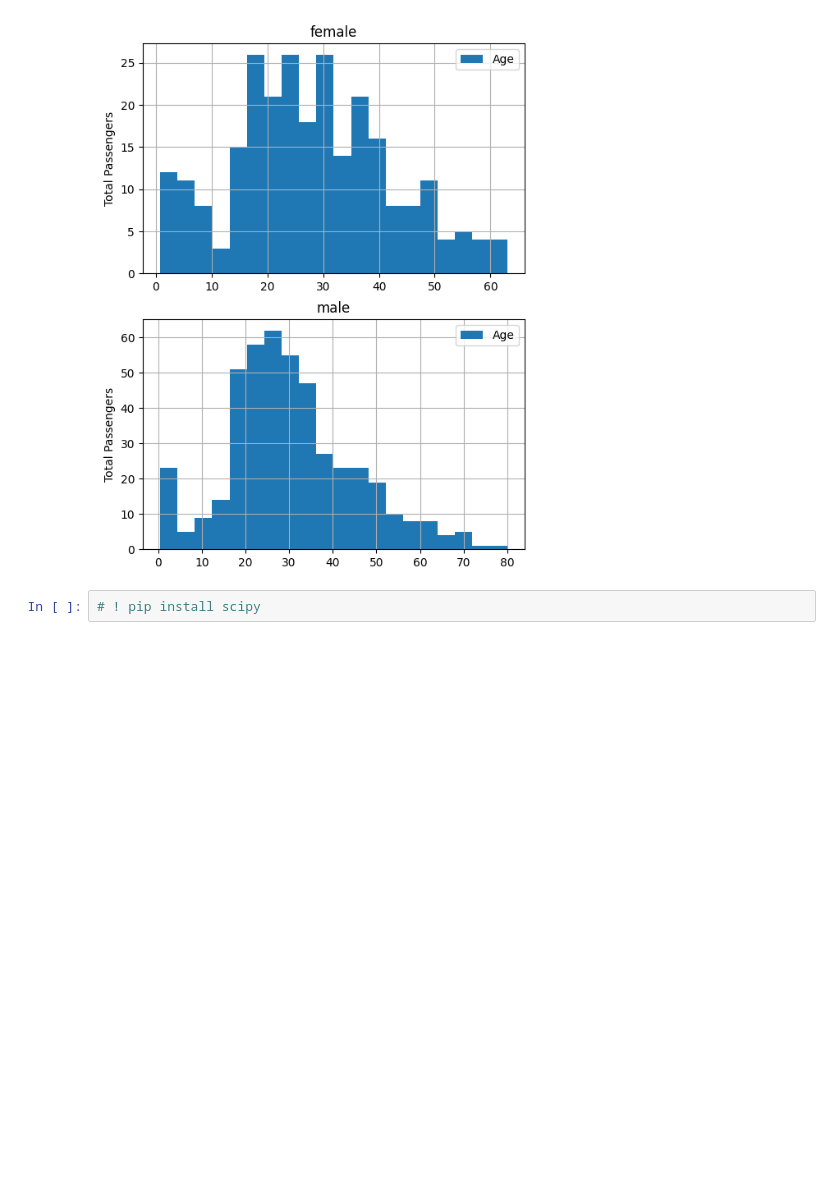
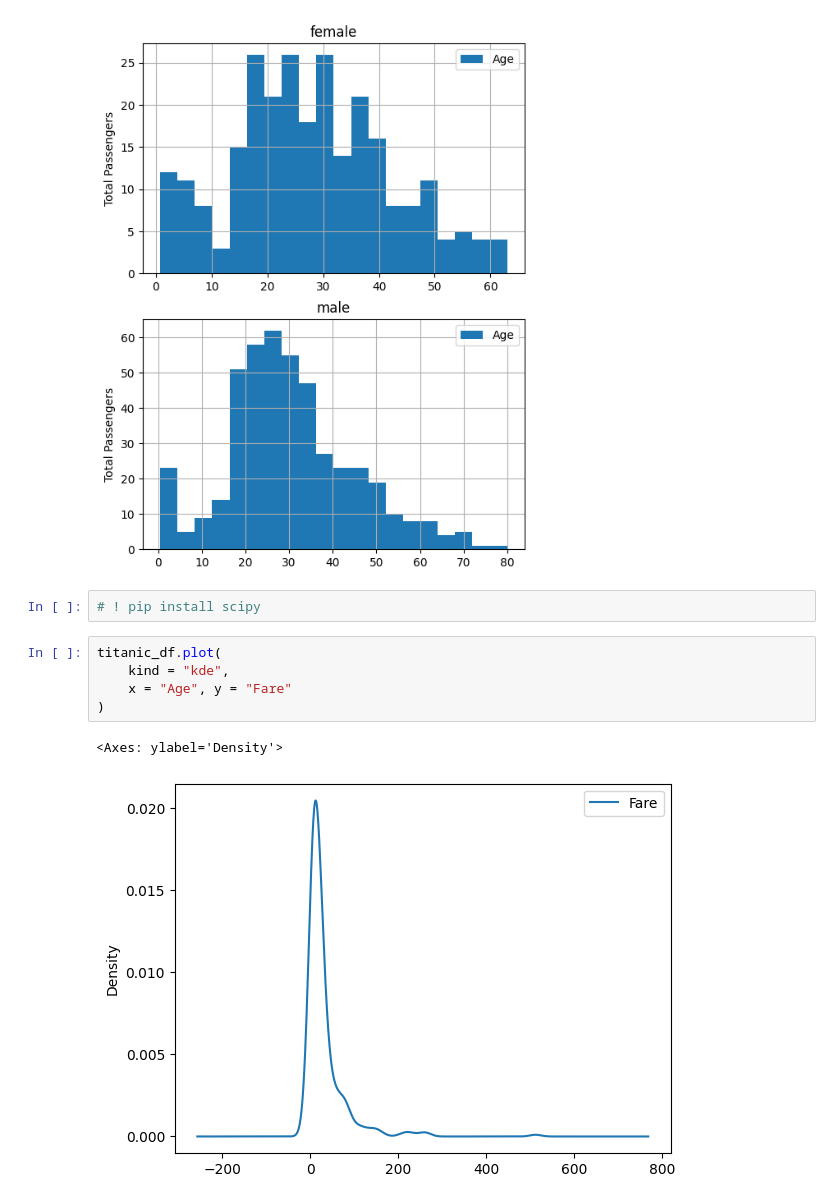
Before and after one commit to Magar-Bhuwan/Data-Science-ML, a Jupyter notebook: 2_Data_Science_ML/Day06/visualization.ipynb, the cells around one changed output. Cells and saved outputs as stored; diff of their text form; blank space fills up the shorter version.

```diff
--- a/2_Data_Science_ML/Day06/visualization.ipynb
+++ b/2_Data_Science_ML/Day06/visualization.ipynb
@@ -126,3 +128,11 @@ array([<Axes: title={'center': 'female'}, ylabel='Total Passengers'>,
 [figure]
 # %%
 # ! pip install scipy
+# %%
+titanic_df.plot(
+    kind = "kde",
+    x = "Age", y = "Fare"
+)
+# %% [output]
+<Axes: ylabel='Density'>
+[figure, added]
```
Also changed, not shown: parts of 25 cells of this notebook, 5 other files.
